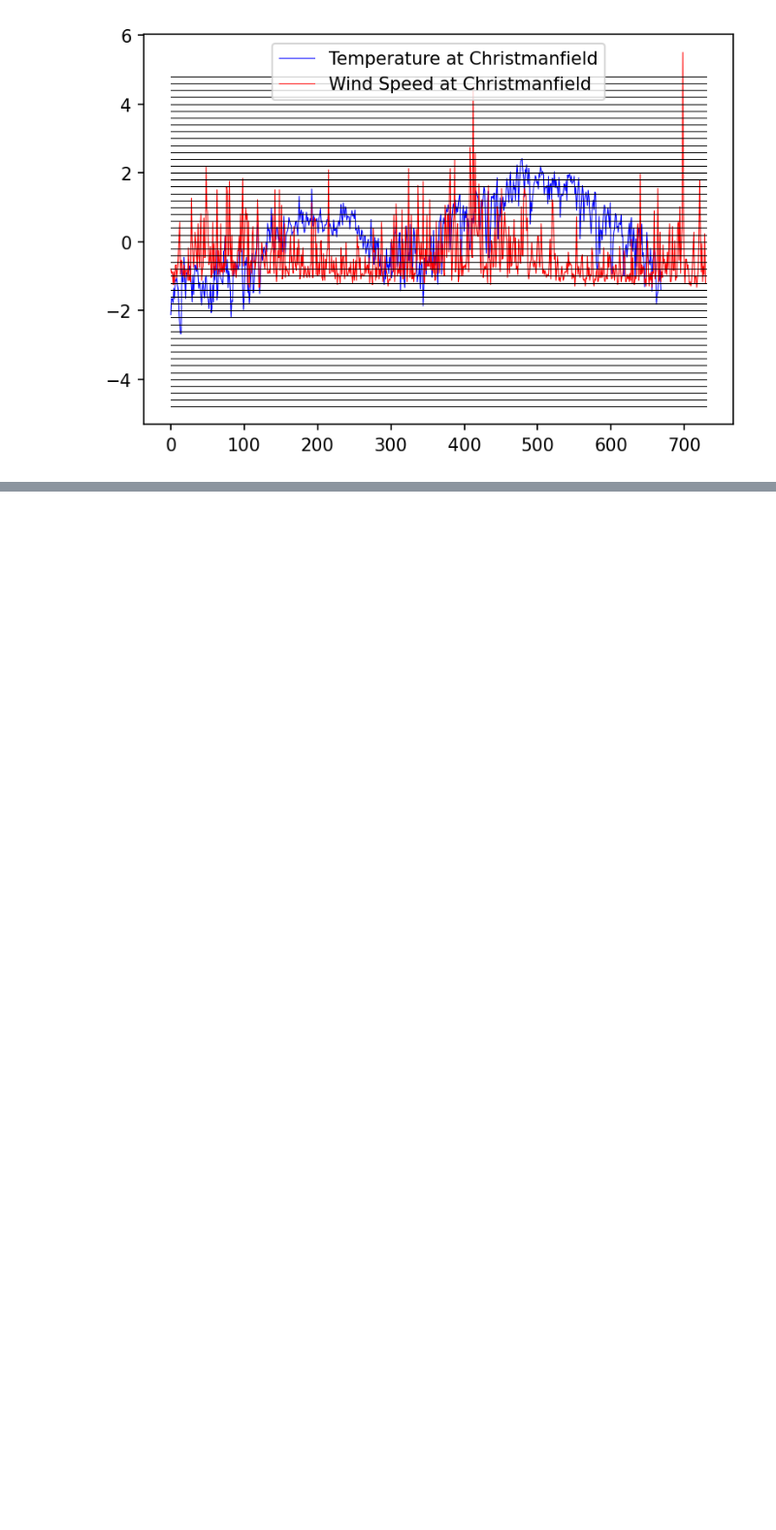
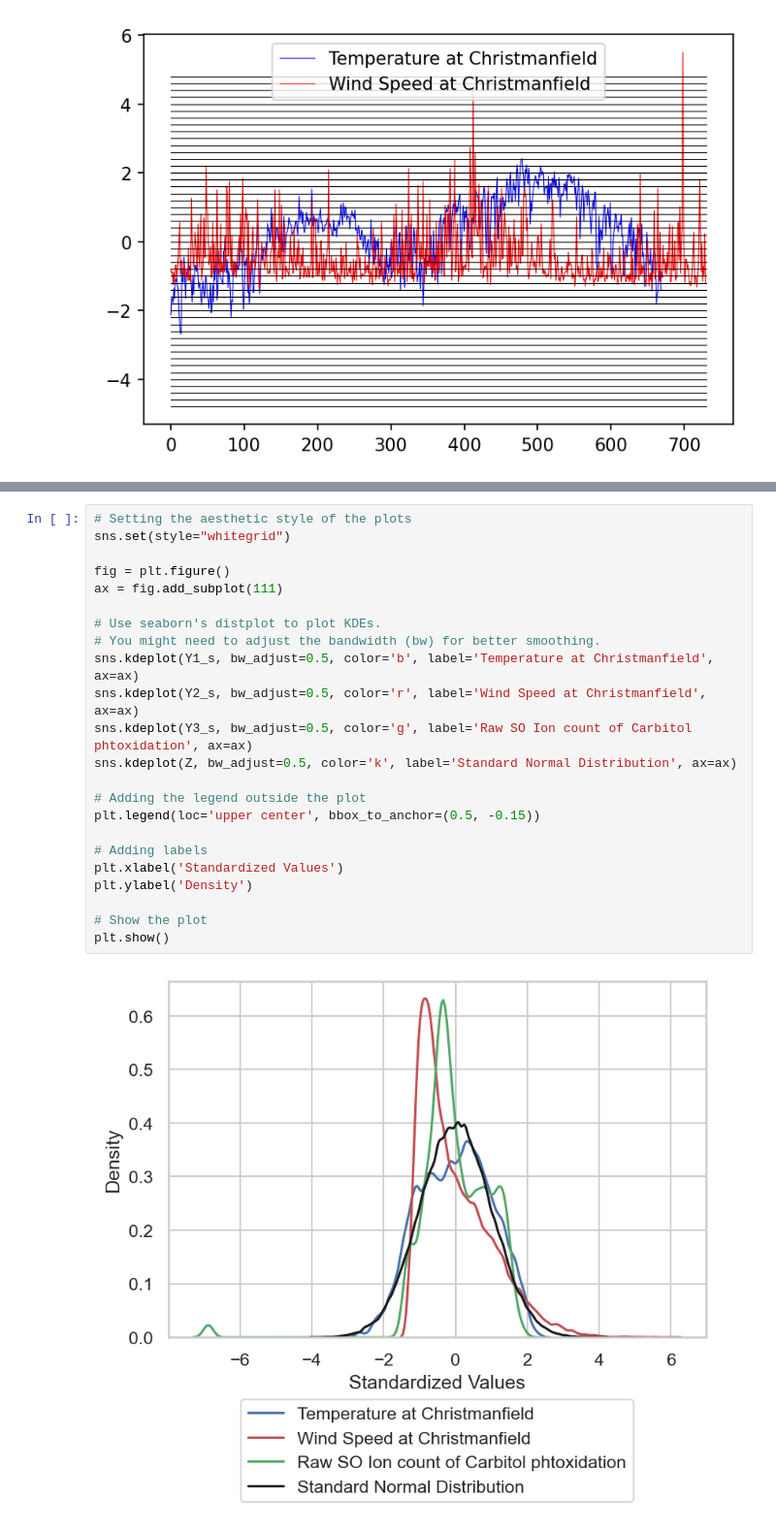
Before and after one commit to masoud-akbarzadeh/Objective_analysis_HW, a Jupyter notebook: HW1/HW1_problem1.ipynb, the cells around one changed output, grey strips where cells are left out. Shown: that part at 97% size. Drawn from its saved outputs; the diff is of its cells as text; blank space fills up the shorter version.

```diff
--- a/HW1/HW1_problem1.ipynb
+++ b/HW1/HW1_problem1.ipynb
@@ -123,3 +181,28 @@ Text(0, 0.5, 'Density')
+# %%
+# Setting the aesthetic style of the plots
+sns.set(style="whitegrid")
+
+fig = plt.figure()
+ax = fig.add_subplot(111)
+
+# Use seaborn's distplot to plot KDEs.
+# You might need to adjust the bandwidth (bw) for better smoothing.
+sns.kdeplot(Y1_s, bw_adjust=0.5, color='b', label='Temperature at Christmanfield', ax=ax)
+sns.kdeplot(Y2_s, bw_adjust=0.5, color='r', label='Wind Speed at Christmanfield', ax=ax)
+sns.kdeplot(Y3_s, bw_adjust=0.5, color='g', label='Raw SO Ion count of Carbitol phtoxidation', ax=ax)
+sns.kdeplot(Z, bw_adjust=0.5, color='k', label='Standard Normal Distribution', ax=ax)
+
+# Adding the legend outside the plot
+plt.legend(loc='upper center', bbox_to_anchor=(0.5, -0.15))
+
+# Adding labels
+plt.xlabel('Standardized Values')
+plt.ylabel('Density')
+
+# Show the plot
+plt.show()
+# %% [output]
+[figure, added]
 # %%
 # For Y1_s
 index_Y1 = np.where(xvals_1 + xinc/2 > 2)[0]
```
Also changed, not shown: parts of 20 cells of this notebook, 1 other file.
